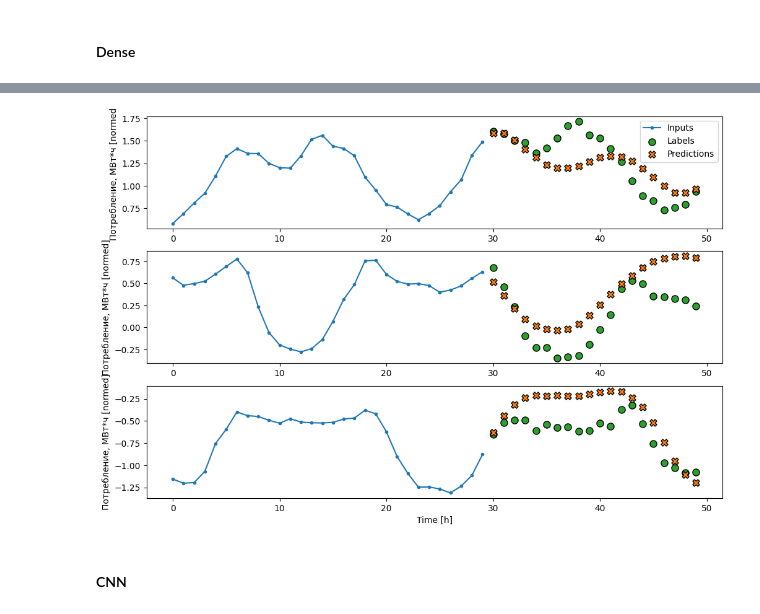
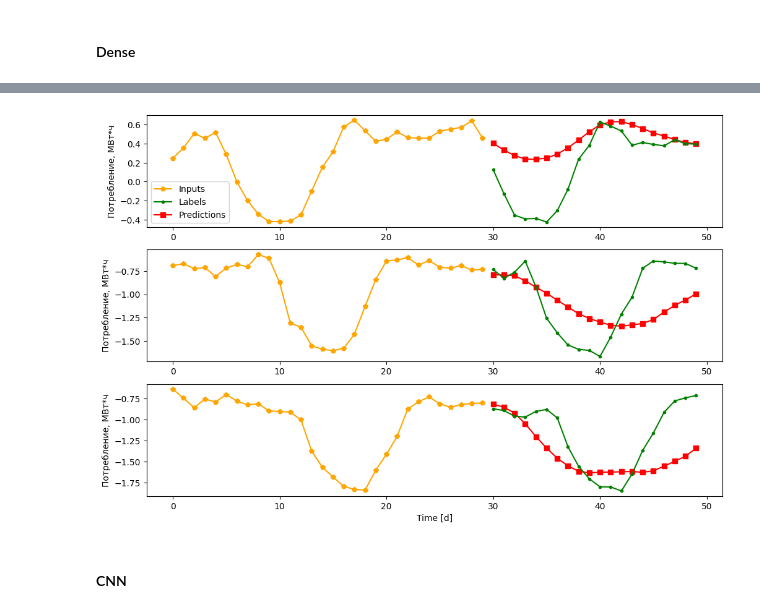
Before and after one commit to Noxell-zs/Energo, a Jupyter notebook: Example.ipynb, the cells around one changed output, grey strips where cells are left out. Saved outputs shown, nothing was run; the diff lists cells and outputs as text; code cells hidden in the pictures.

Commit message:
edit graphs, add description

```diff
--- a/Example.ipynb
+++ b/Example.ipynb
@@ -11,4 +11,4 @@ import matplotlib as mpl
 import seaborn as sns
 import tensorflow as tf
 # %%
-energo = pd.read_csv('result.csv')
+energo = pd.read_csv('result.csv', index_col='Местное время в Красноярске')
@@ -95,16 +146,16 @@ class WindowGenerator():
 
         return inputs, labels
 
-    def plot(self, model=None, plot_col='Потребление, МВт*ч', max_subplots=3):
+    def plot(self, model=None, plot_col='Потребление, МВт*ч', max_subplots=3, units='h'):
         inputs, labels = self.example
         plt.figure(figsize=(12, 8))
         plot_col_index = self.column_indices[plot_col]
         max_n = min(max_subplots, len(inputs))
         for n in range(max_n):
             plt.subplot(max_n, 1, n+1)
-            plt.ylabel(f'{plot_col} [normed]')
+            plt.ylabel(f'{plot_col}')
             plt.plot(self.input_indices, inputs[n, :, plot_col_index],
-             label='Inputs', marker='.', zorder=-10)
+             label='Inputs', color='orange', marker='p', zorder=-10)
 
             if self.label_columns:
                 label_col_index = self.label_columns_indices.get(plot_col, None)
@@ -114,18 +165,17 @@ class WindowGenerator():
             if label_col_index is None:
                 continue
 
-            plt.scatter(self.label_indices, labels[n, :, label_col_index],
-                edgecolors='k', label='Labels', c='#2ca02c', s=64)
+            plt.plot(self.label_indices, labels[n, :, label_col_index],
+                label='Labels', color='green', marker='.')
             if model is not None:
                 predictions = model(inputs)
-                plt.scatter(self.label_indices, predictions[n, :, label_col_index],
-                  marker='X', edgecolors='k', label='Predictions',
-                  c='#ff7f0e', s=64)
+                plt.plot(self.label_indices, predictions[n, :, label_col_index],
+                  marker='s', label='Predictions', color='red', zorder=-5)
 
             if n == 0:
                 plt.legend()
 
-        plt.xlabel('Time [h]')
+        plt.xlabel(f'Time [{units}]')
 
     def get(self, model, plot_col='Потребление, МВт*ч'):
         inputs, labels = self.example
@@ -468,5 +518,5 @@ history = compile_and_fit(multi_dense_model, multi_window)
 IPython.display.clear_output()
 multi_val_performance['Dense'] = multi_dense_model.evaluate(multi_window.val)
 multi_performance['Dense'] = multi_dense_model.evaluate(multi_window.test, verbose=0)
-multi_window.plot(multi_dense_model)
+multi_window.plot(multi_dense_model, units='d')
 # %% [output]
@@ -474,4 +524,4 @@ multi_window.plot(multi_dense_model)
-[figure, old version]
+[figure, new version]
 # %% [markdown]
 #### CNN
 # %%
```
Also changed, not shown: parts of 18 cells of this notebook, 2 other files.
